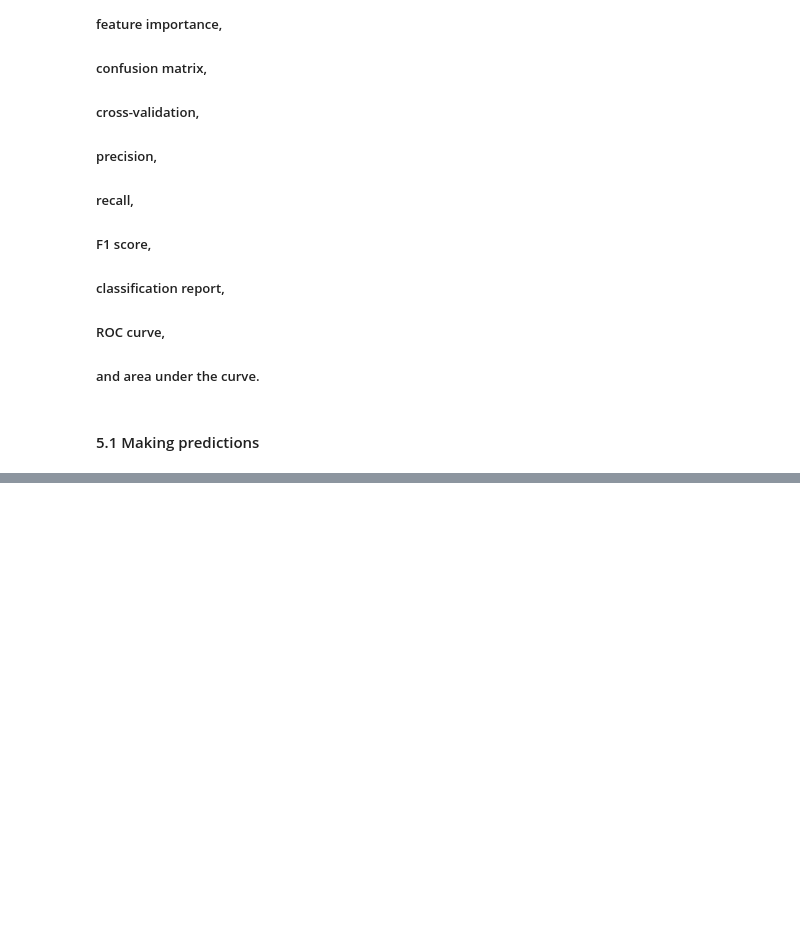
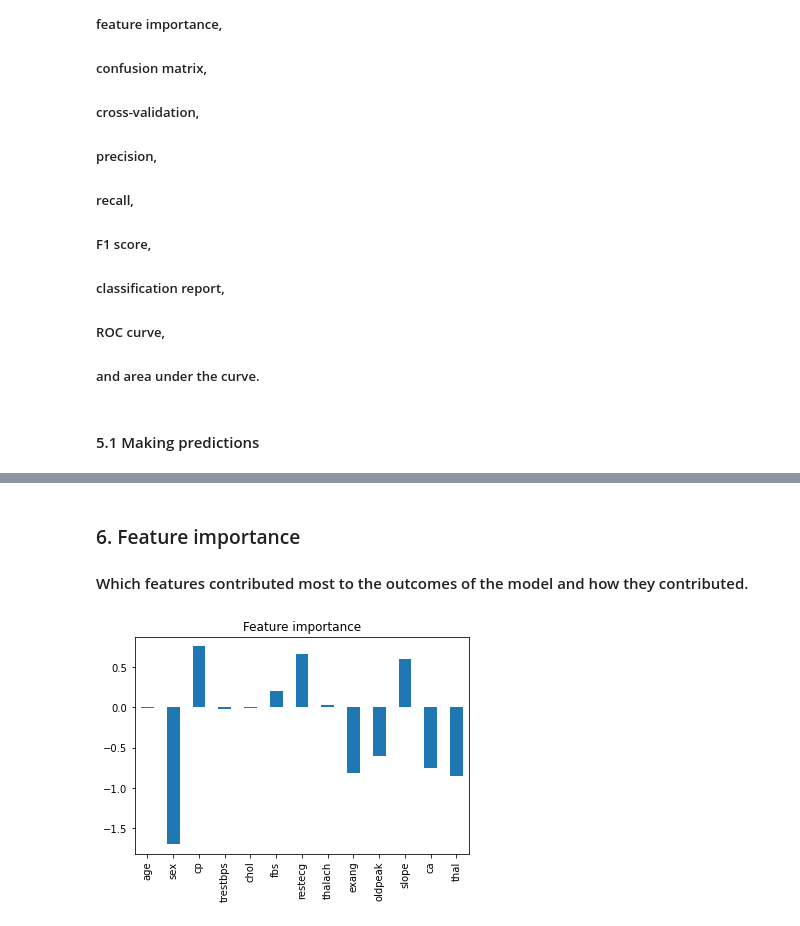
Before and after one commit to andnora/Python-Notes, a Jupyter notebook: Excercise-Supervised-Leaning-Classification.ipynb, the cells around one changed output, grey strips where cells are left out. Cells and saved outputs as stored; diff of their text form; code cells hidden in the pictures; blank space fills up the shorter version.

```diff
--- a/Excercise-Supervised-Leaning-Classification.ipynb
+++ b/Excercise-Supervised-Leaning-Classification.ipynb
@@ -434,0 +475,5 @@ gs_log_reg.best_params_, gs_log_reg.score(X_test, y_test)
+# %%
+#Creating new classifier with best parameters
+clf = LogisticRegression(
+    C= 1.623776739188721,
+    solver= "liblinear")
@@ -434,0 +546,18 @@ gs_log_reg.best_params_, gs_log_reg.score(X_test, y_test)
+# %% [markdown]
+### 6. Feature importance
+#### Which features contributed most to the outcomes of the model and how they contributed.
+# %%
+#This method strongly depends on the type of model
+clf.fit(X_train, y_train)
+
+#Check the value of how the independent variable contributes to our dependent variable
+clf.coef_
+
+#Match coef's of features to columns
+feature_dict= dict(zip(df.columns, list(clf.coef_[0])))
+
+#Visualize feature importance
+feature_df = pd.DataFrame(feature_dict, index=[0])
+feature_df.T.plot.bar(title="Feature importance", legend=False);
+# %% [output]
+[figure, added]
```
Also changed, not shown: parts of 13 cells of this notebook.
